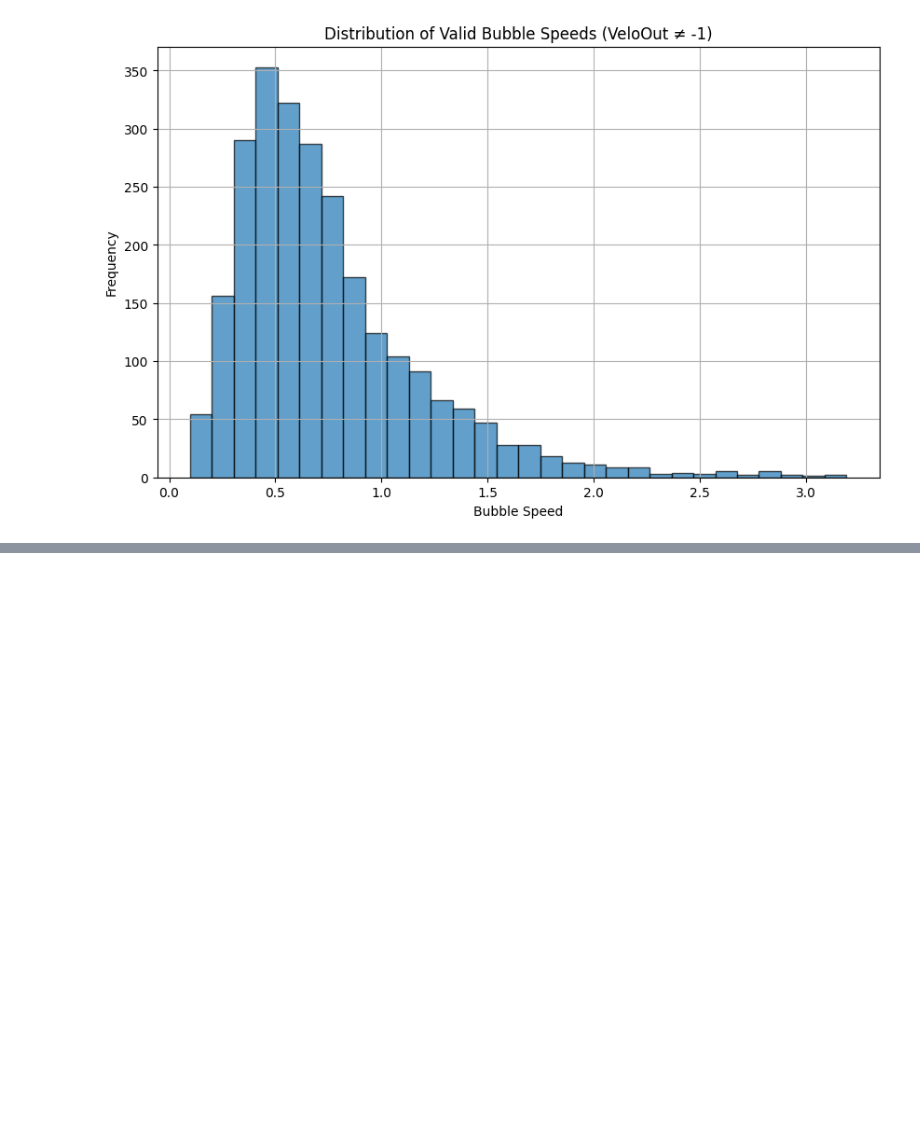
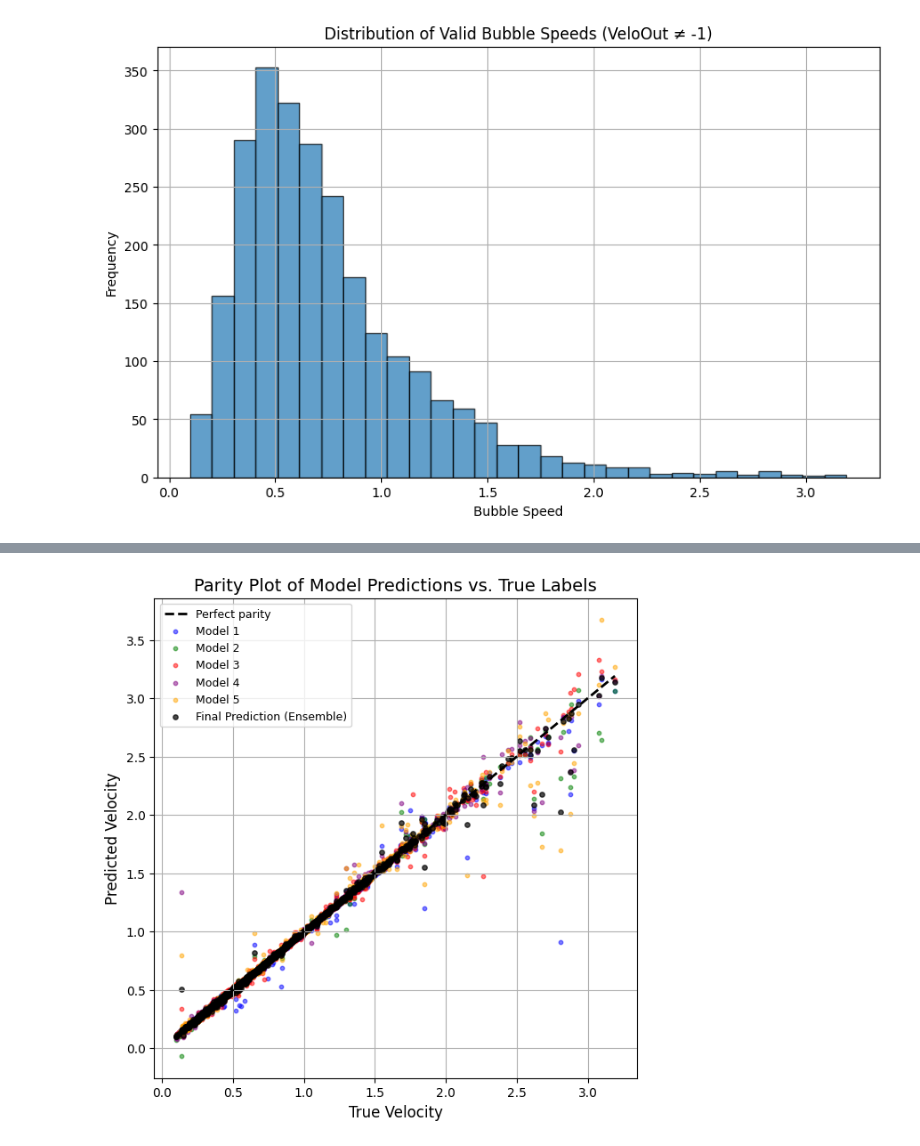
Before and after one commit to Cellular-Adventures/CapstoneAI-FiberProbe, a Jupyter notebook: new_main.ipynb, the cells around one changed output, grey strips where cells are left out. Cells and saved outputs as stored; diff of their text form; code cells hidden in the pictures; blank space fills up the shorter version.

```diff
--- a/new_main.ipynb
+++ b/new_main.ipynb
@@ -354,0 +346,23 @@ plt.show()
+# %%
+# Visualization of the ensemble using a parity plot of the ensemble and each model separate
+
+plt.figure(figsize=(7, 7))
+plt.plot([y_velo.min(), y_velo.max()],
+         [y_velo.min(), y_velo.max()],
+         'k--', label='Perfect parity', lw=2)
+
+plt.scatter(y_velo, outcome_df_valid['predictions model 1'], color='blue', alpha=0.5, s=10, label='Model 1')
+plt.scatter(y_velo, outcome_df_valid['predictions model 2'], color='green', alpha=0.5, s=10, label='Model 2')
+plt.scatter(y_velo, outcome_df_valid['predictions model 3'], color='red', alpha=0.5, s=10, label='Model 3')
+plt.scatter(y_velo, outcome_df_valid['predictions model 4'], color='purple', alpha=0.5, s=10, label='Model 4')
+plt.scatter(y_velo, outcome_df_valid['predictions model 5'], color='orange', alpha=0.5, s=10, label='Model 5')
+plt.scatter(y_velo, outcome_df_valid['final prediction'], color='black', alpha=0.7, s=15, label='Final Prediction (Ensemble)')
+
+plt.xlabel("True Velocity", fontsize=12)
+plt.ylabel("Predicted Velocity", fontsize=12)
+plt.title("Parity Plot of Model Predictions vs. True Labels", fontsize=14)
+plt.legend(loc='upper left', fontsize=9)
+plt.grid(True)
+plt.show()
+# %% [output]
+[figure, added]
```
Also changed, not shown: parts of 18 cells of this notebook, 3 other files.
